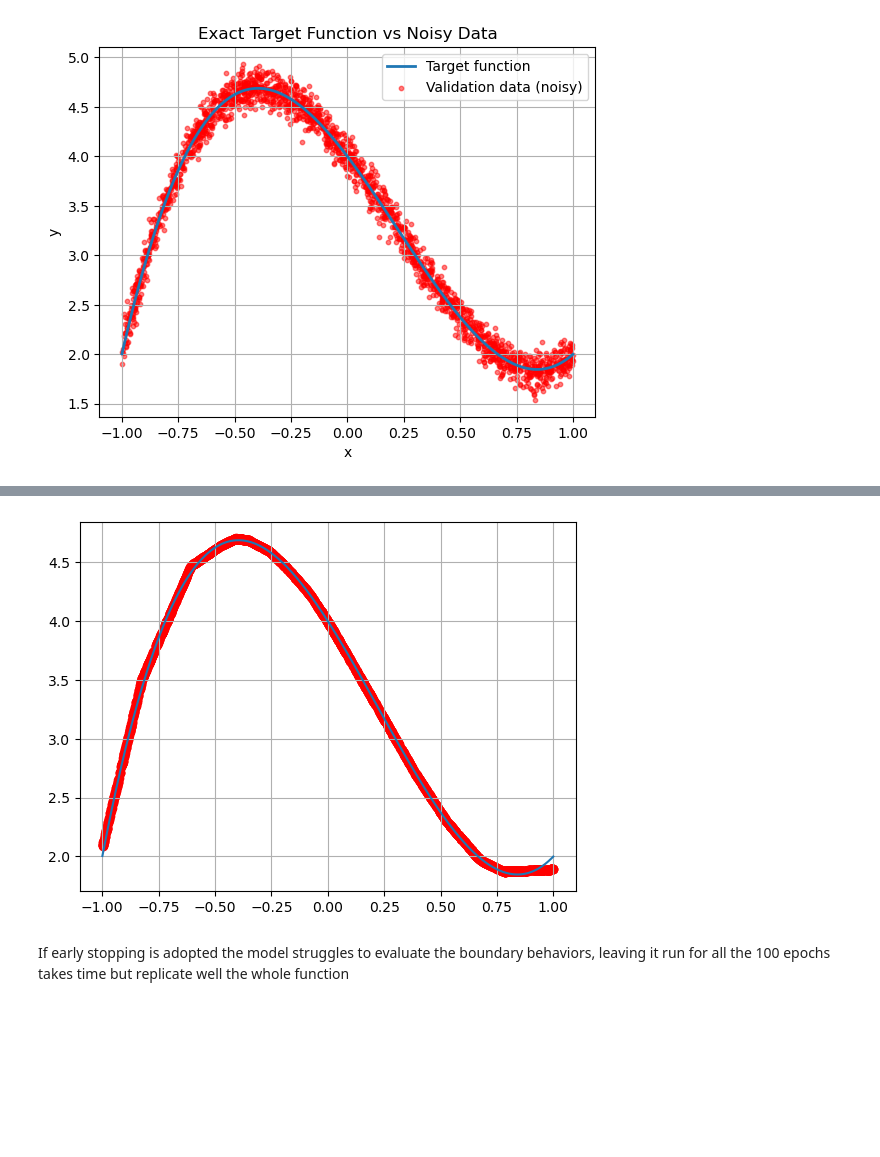
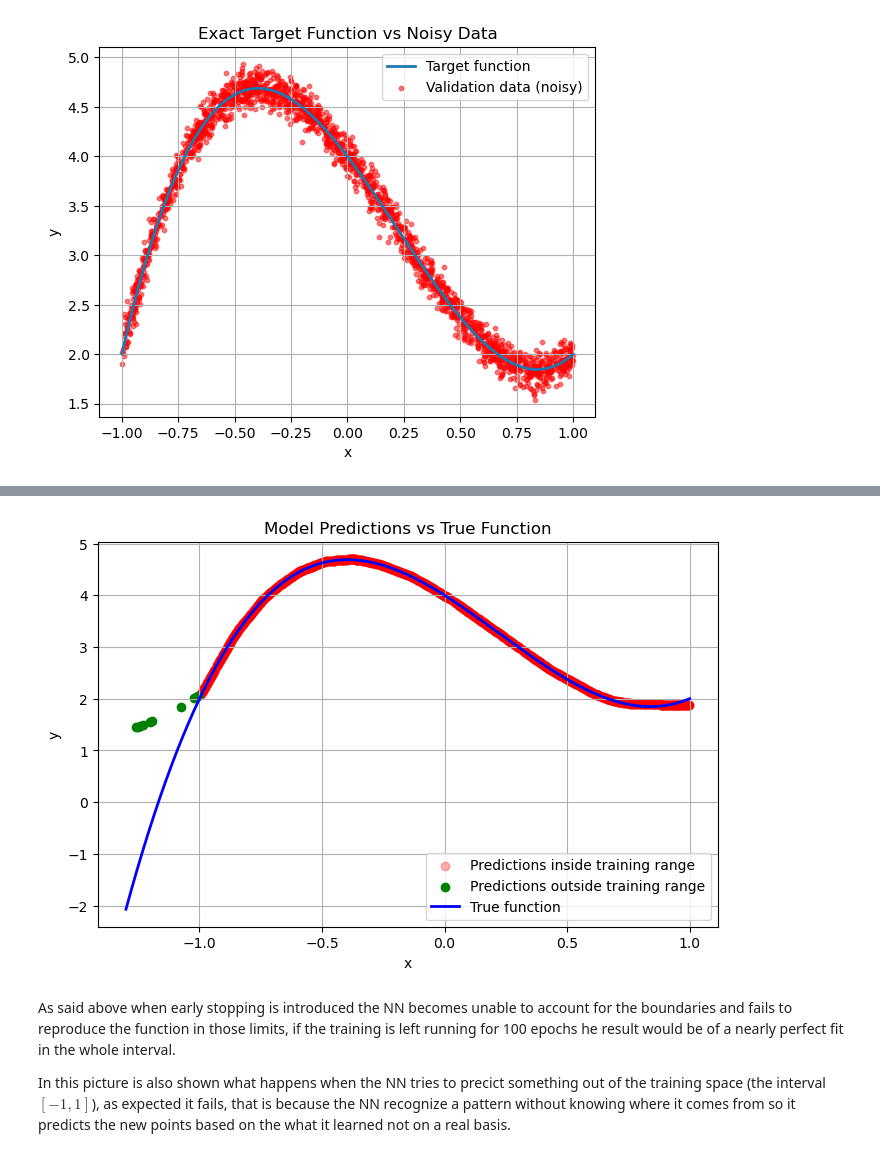
Before and after one commit to mattianasi/Numerical_simulation_laboratory, a Jupyter notebook: Lezione 11/Ex11.ipynb, the cells around one changed output, grey strips where cells are left out. Cells and saved outputs as stored; diff of their text form; code cells hidden in the pictures; blank space fills up the shorter version.

```diff
--- a/Lezione 11/Ex11.ipynb
+++ b/Lezione 11/Ex11.ipynb
@@ -222,13 +308,29 @@ plt.show()
 # %%
+def f(x):
+    return 4 - 3*x - 2*x**2 + 3*x**3
+
+# Points inside training interval
 x_predicted = np.random.uniform(-1, 1, 2000)
-y_predicted = model.predict(x_predicted)
+y_predicted = model.predict(x_predicted).flatten()
 
-#x_predicted_out = np.random.uniform(-2, -1, 10)
-#y_predicted_out = model.predict(x_predicted_out)
+# Points outside training interval
+x_predicted_out = np.random.uniform(-1.3, -1, 10)
+y_predicted_out = model.predict(x_predicted_out).flatten()
 
-plt.scatter(x_predicted, y_predicted,color='r')
-#plt.scatter(x_predicted_out, y_predicted_out, color='g')
-plt.plot(x_valid, y_target)
+# True function values for validation points (or finely spaced points for smooth curve)
+x_valid = np.linspace(-1.3, 1, 300)
+y_true = f(x_valid)
+
+plt.figure(figsize=(8,5))
+
+plt.scatter(x_predicted, y_predicted, color='red', alpha=0.3, label='Predictions inside training range')
+plt.scatter(x_predicted_out, y_predicted_out, color='green', label='Predictions outside training range')
+plt.plot(x_valid, y_true, color='blue', linewidth=2, label='True function')
+
+plt.xlabel('x')
+plt.ylabel('y')
+plt.title('Model Predictions vs True Function')
+plt.legend()
 plt.grid(True)
 plt.show()
 # %% [output]
@@ -237,4 +339,6 @@ plt.show()
-[figure, old version]
+[figure, new version]
 # %% [markdown]
-If early stopping is adopted the model struggles to evaluate the boundary behaviors, leaving it run for all the 100 epochs takes time but replicate well the whole function
+As said above when early stopping is introduced the NN becomes unable to account for the boundaries and fails to reproduce the function in those limits, if the training is left running for 100 epochs he result would be of a nearly perfect fit in the whole interval.
+
+In this picture is also shown what happens when the NN tries to precict something out of the training space (the interval $[-1,1]$), as expected it fails, that is because the NN recognize a pattern without knowing where it comes from so it predicts the new points based on the what it learned not on a real basis.
 # %% [markdown]
```
Also changed, not shown: parts of 25 cells of this notebook.
